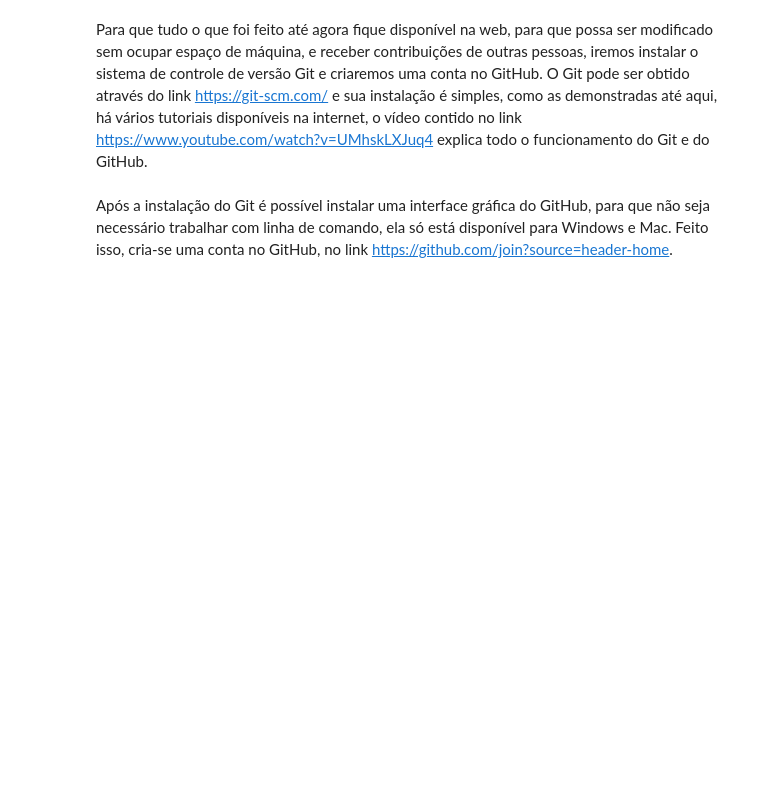
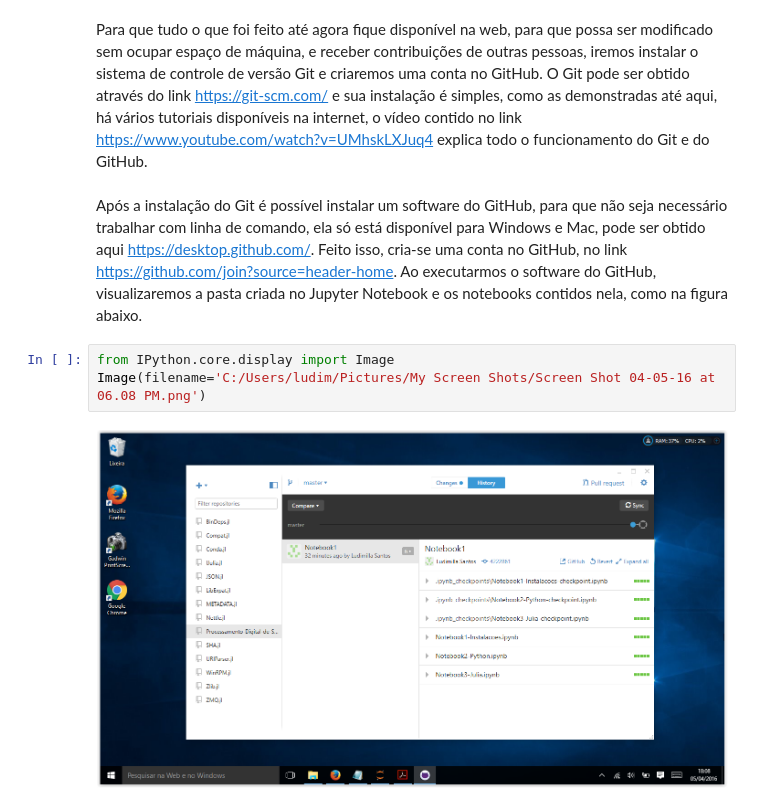
Before and after one commit to ludimillasantos/Processamento-Digital-de-Sinais, a Jupyter notebook: Notebook1-Instalacoes.ipynb, the cells around one changed output. Cells and saved outputs as stored; diff of their text form; blank space fills up the shorter version.

```diff
--- a/Notebook1-Instalacoes.ipynb
+++ b/Notebook1-Instalacoes.ipynb
@@ -149,4 +151,9 @@ Figura 14: Jupyter Notebook - Criando notebooks - O "Notebook1-Instalacoes.ipynb
 # %% [markdown]
 Para que tudo o que foi feito até agora fique disponível na web, para que possa ser modificado sem ocupar espaço de máquina, e receber contribuições de outras pessoas, iremos instalar o sistema de controle de versão Git e criaremos uma conta no GitHub. O Git pode ser obtido através do link https://git-scm.com/ e sua instalação é simples, como as demonstradas até aqui, há vários tutoriais disponíveis na internet, o vídeo contido no link https://www.youtube.com/watch?v=UMhskLXJuq4 explica todo o funcionamento do Git e do GitHub.
 # %% [markdown]
-Após a instalação do Git é possível instalar uma interface gráfica do GitHub, para que não seja necessário trabalhar com linha de comando, ela só está disponível para Windows e Mac. Feito isso, cria-se uma conta no GitHub, no link https://github.com/join?source=header-home.
+Após a instalação do Git é possível instalar um software do GitHub, para que não seja necessário trabalhar com linha de comando, ela só está disponível para Windows e Mac, pode ser obtido aqui https://desktop.github.com/. Feito isso, cria-se uma conta no GitHub, no link https://github.com/join?source=header-home. Ao executarmos o software do GitHub, visualizaremos a pasta criada no Jupyter Notebook e os notebooks contidos nela, como na figura abaixo.
+# %%
+from IPython.core.display import Image
+Image(filename='C:/Users/ludim/Pictures/My Screen Shots/Screen Shot 04-05-16 at 06.08 PM.png')
+# %% [output]
+[figure, added]
```
Also changed, not shown: parts of 11 cells of this notebook.
